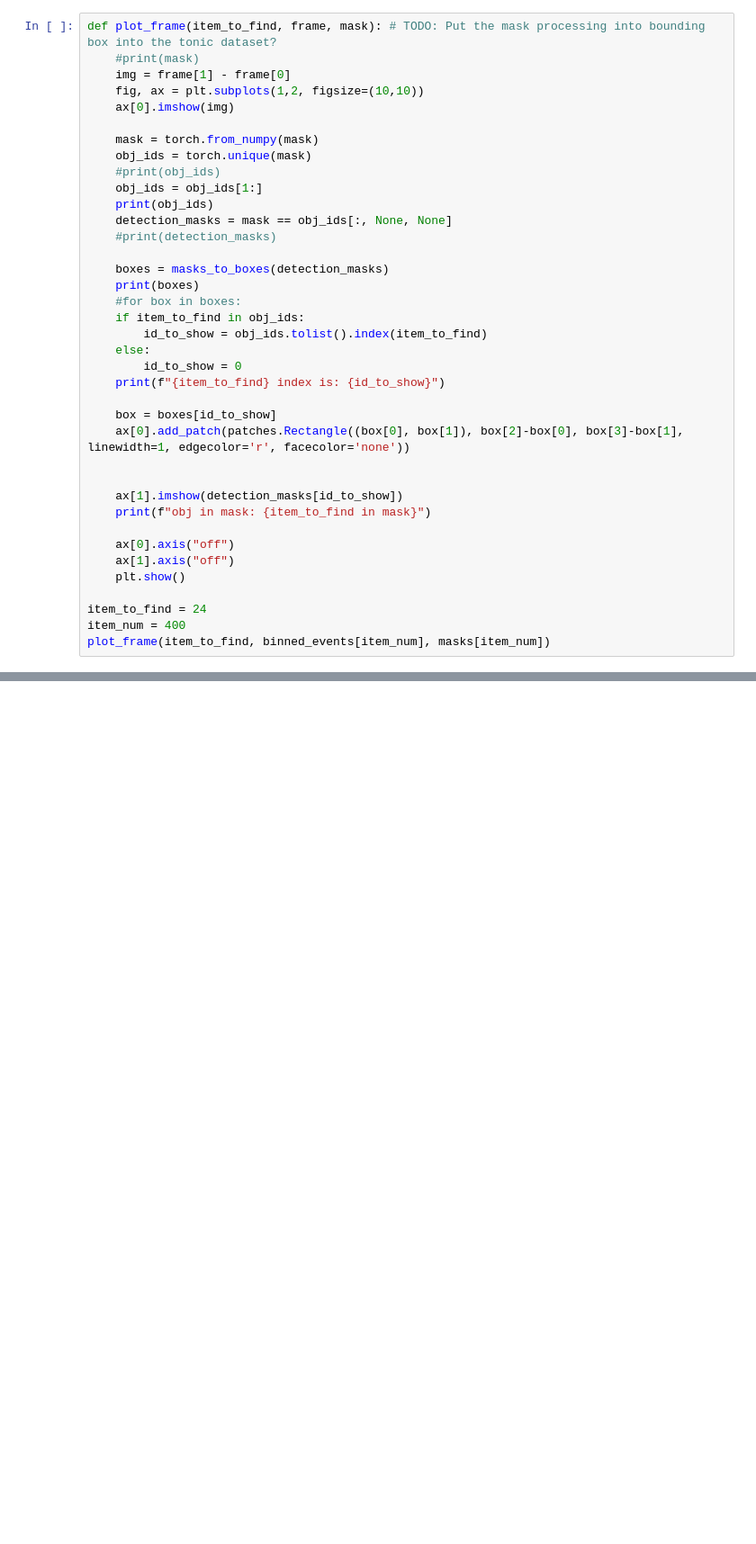
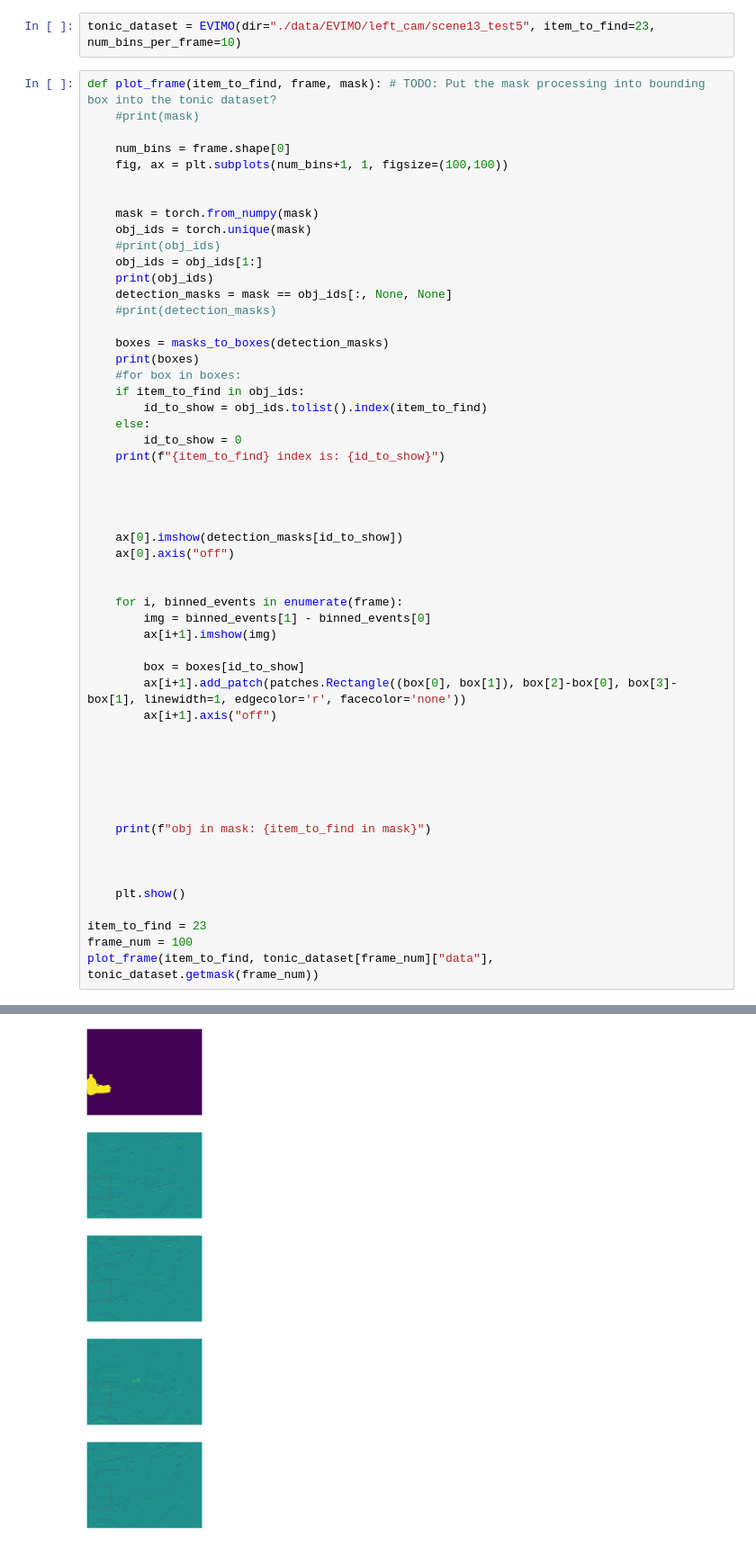
Before and after one commit to tarmst/snn, a Jupyter notebook: visualizations_EVIMO.ipynb, the cells around one changed output, grey strips where cells are left out. Shown at 90% size. Drawn from its saved outputs; the diff is of its cells as text; blank space fills up the shorter version.

```diff
--- a/visualizations_EVIMO.ipynb
+++ b/visualizations_EVIMO.ipynb
@@ -14,9 +47,12 @@ import matplotlib.patches as patches
+# %%
+tonic_dataset = EVIMO(dir="./data/EVIMO/left_cam/scene13_test5", item_to_find=23, num_bins_per_frame=10)
 # %%
 def plot_frame(item_to_find, frame, mask): # TODO: Put the mask processing into bounding box into the tonic dataset?
     #print(mask)
-    img = frame[1] - frame[0]
-    fig, ax = plt.subplots(1,2, figsize=(10,10))
-    ax[0].imshow(img)
+
+    num_bins = frame.shape[0]
+    fig, ax = plt.subplots(num_bins+1, 1, figsize=(100,100))
+
 
     mask = torch.from_numpy(mask)
     obj_ids = torch.unique(mask)
@@ -35,17 +71,33 @@ def plot_frame(item_to_find, frame, mask): # TODO: Put the mask processing into
         id_to_show = 0
     print(f"{item_to_find} index is: {id_to_show}")
 
-    box = boxes[id_to_show]
-    ax[0].add_patch(patches.Rectangle((box[0], box[1]), box[2]-box[0], box[3]-box[1], linewidth=1, edgecolor='r', facecolor='none'))
 
 
-    ax[1].imshow(detection_masks[id_to_show])
+
+    ax[0].imshow(detection_masks[id_to_show])
+    ax[0].axis("off")
+
+
+    for i, binned_events in enumerate(frame):
+        img = binned_events[1] - binned_events[0]
+        ax[i+1].imshow(img)
+
+        box = boxes[id_to_show]
+        ax[i+1].add_patch(patches.Rectangle((box[0], box[1]), box[2]-box[0], box[3]-box[1], linewidth=1, edgecolor='r', facecolor='none'))
+        ax[i+1].axis("off")
+
+
+
+
+
+
     print(f"obj in mask: {item_to_find in mask}")
 
-    ax[0].axis("off")
-    ax[1].axis("off")
+
+
     plt.show()
 
-item_to_find = 24
-item_num = 400
-plot_frame(item_to_find, binned_events[item_num], masks[item_num])
+item_to_find = 23
+frame_num = 100
+plot_frame(item_to_find, tonic_dataset[frame_num]["data"], tonic_dataset.getmask(frame_num))
+# %% [output]
@@ -51,0 +113 @@ plot_frame(item_to_find, binned_events[item_num], masks[item_num])
+[figure, added]
```
Also changed, not shown: parts of 12 cells of this notebook, 2 other files.
